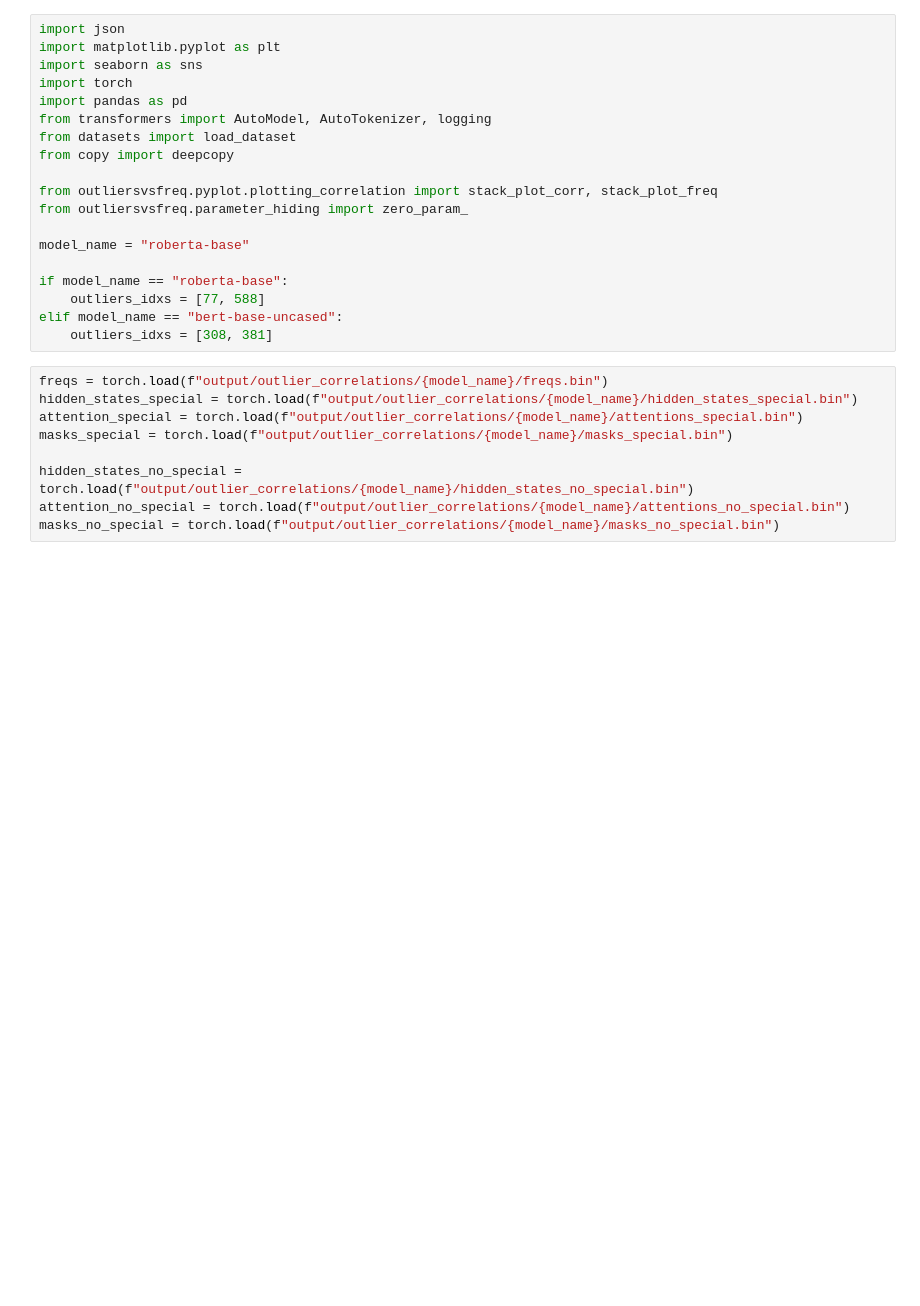
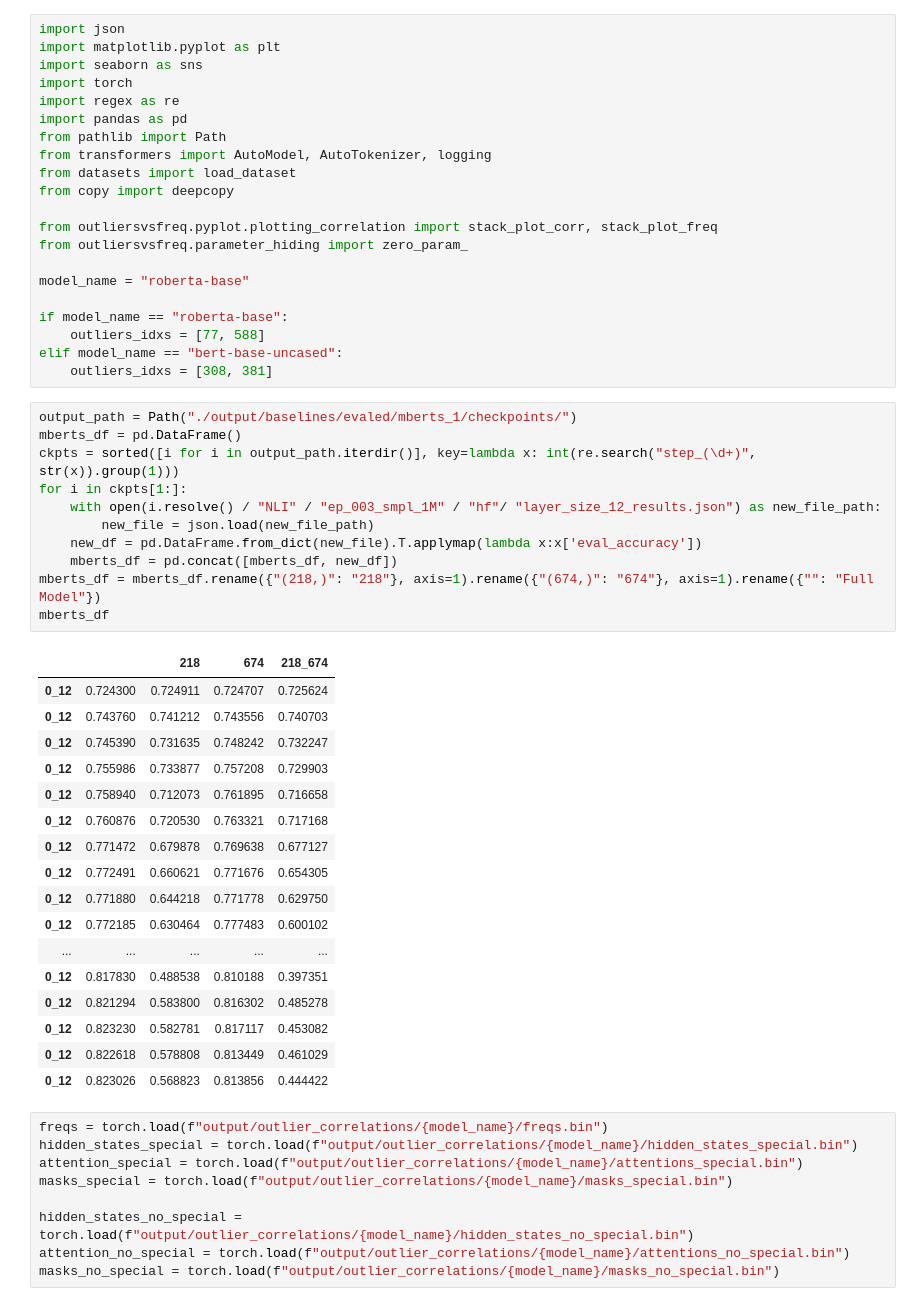
Before and after one commit to gpucce/outliersvsfreq, a Jupyter notebook: paper_plots.ipynb, the cells around one changed output. Saved outputs shown, nothing was run; the diff lists cells and outputs as text; blank space fills up the shorter version.

```diff
--- a/paper_plots.ipynb
+++ b/paper_plots.ipynb
@@ -3,7 +3,9 @@ import json
 import matplotlib.pyplot as plt
 import seaborn as sns
 import torch
+import regex as re
 import pandas as pd
+from pathlib import Path
 from transformers import AutoModel, AutoTokenizer, logging
 from datasets import load_dataset
 from copy import deepcopy
@@ -17,6 +19,35 @@ if model_name == "roberta-base":
     outliers_idxs = [77, 588]
 elif model_name == "bert-base-uncased":
     outliers_idxs = [308, 381]
+# %%
+output_path = Path("./output/baselines/evaled/mberts_1/checkpoints/")
+mberts_df = pd.DataFrame()
+ckpts = sorted([i for i in output_path.iterdir()], key=lambda x: int(re.search("step_(\d+)", str(x)).group(1)))
+for i in ckpts[1:]:
+    with open(i.resolve() / "NLI" / "ep_003_smpl_1M" / "hf"/ "layer_size_12_results.json") as new_file_path:
+        new_file = json.load(new_file_path)
+    new_df = pd.DataFrame.from_dict(new_file).T.applymap(lambda x:x['eval_accuracy'])
+    mberts_df = pd.concat([mberts_df, new_df])
+mberts_df = mberts_df.rename({"(218,)": "218"}, axis=1).rename({"(674,)": "674"}, axis=1).rename({"": "Full Model"})
+mberts_df
+# %% [output]
+|  |  | 218 | 674 | 218_674 |
+| 0_12 | 0.724300 | 0.724911 | 0.724707 | 0.725624 |
+| 0_12 | 0.743760 | 0.741212 | 0.743556 | 0.740703 |
+| 0_12 | 0.745390 | 0.731635 | 0.748242 | 0.732247 |
+| 0_12 | 0.755986 | 0.733877 | 0.757208 | 0.729903 |
+| 0_12 | 0.758940 | 0.712073 | 0.761895 | 0.716658 |
+| 0_12 | 0.760876 | 0.720530 | 0.763321 | 0.717168 |
+| 0_12 | 0.771472 | 0.679878 | 0.769638 | 0.677127 |
+| 0_12 | 0.772491 | 0.660621 | 0.771676 | 0.654305 |
+| 0_12 | 0.771880 | 0.644218 | 0.771778 | 0.629750 |
+| 0_12 | 0.772185 | 0.630464 | 0.777483 | 0.600102 |
+| ... | ... | ... | ... | ... |
+| 0_12 | 0.817830 | 0.488538 | 0.810188 | 0.397351 |
+| 0_12 | 0.821294 | 0.583800 | 0.816302 | 0.485278 |
+| 0_12 | 0.823230 | 0.582781 | 0.817117 | 0.453082 |
+| 0_12 | 0.822618 | 0.578808 | 0.813449 | 0.461029 |
+| 0_12 | 0.823026 | 0.568823 | 0.813856 | 0.444422 |
 # %%
 freqs = torch.load(f"output/outlier_correlations/{model_name}/freqs.bin")
 hidden_states_special = torch.load(f"output/outlier_correlations/{model_name}/hidden_states_special.bin")
```
Also changed, not shown: 5 other files.
